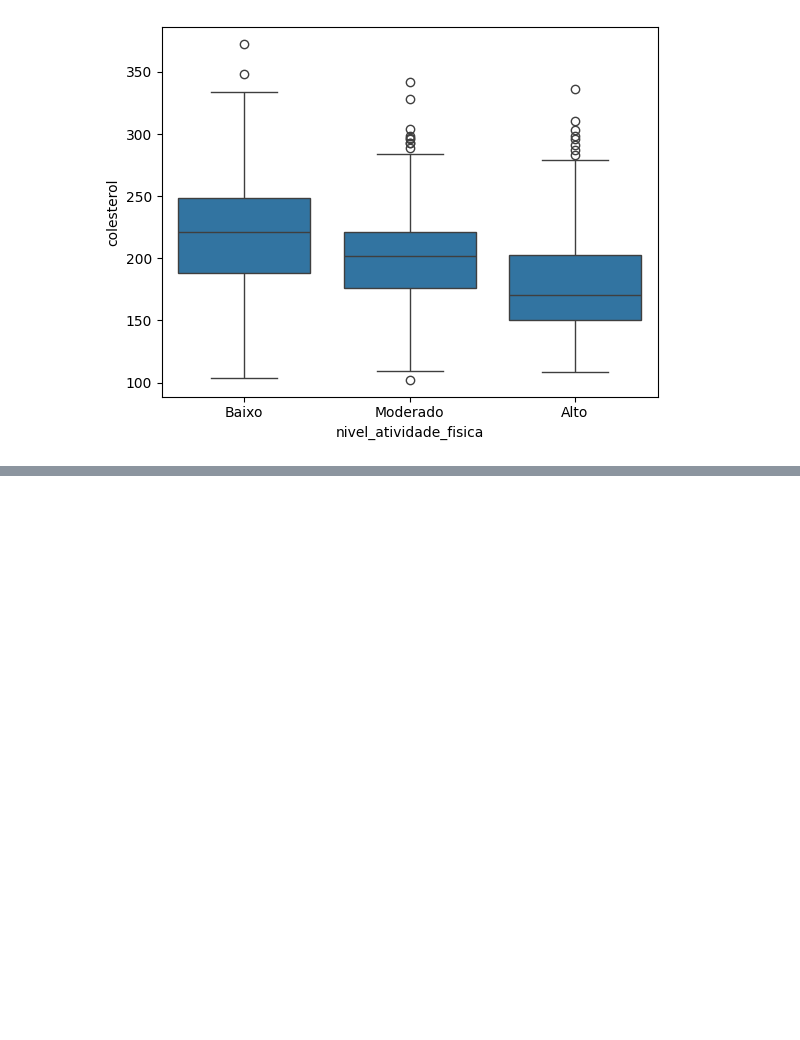
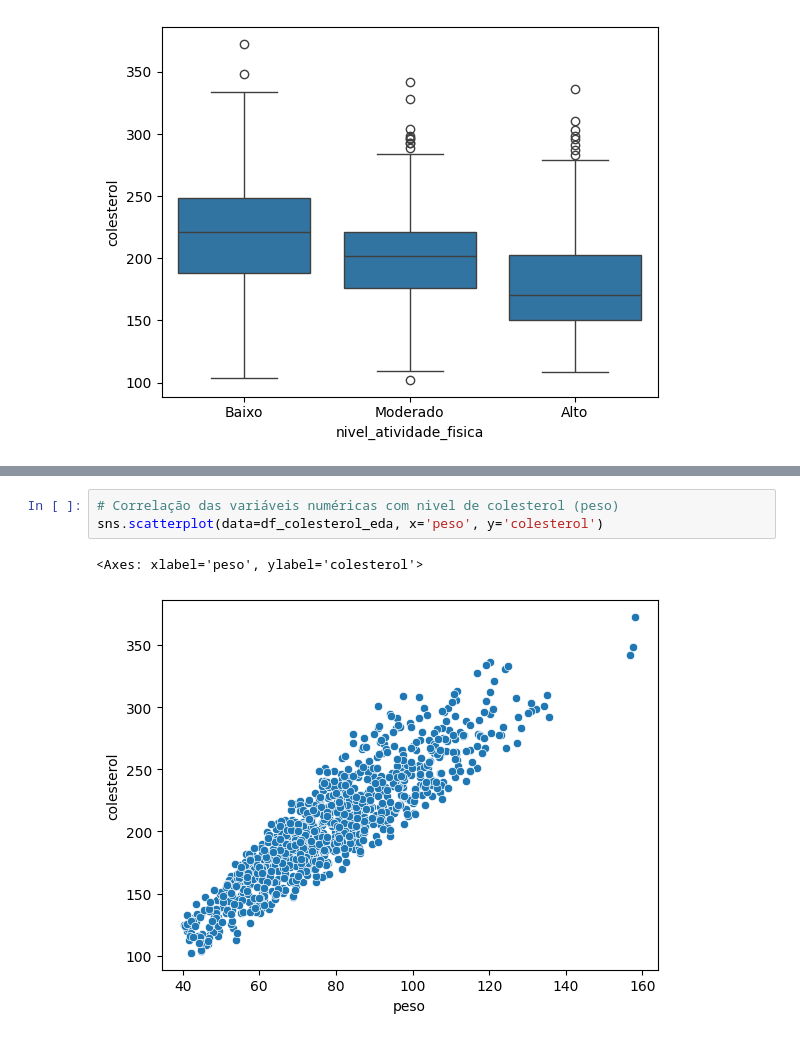
Before and after one commit to claitonneri/regressao_linear_multipla, a Jupyter notebook: modelo_colesterol.ipynb, the cells around one changed output, grey strips where cells are left out. Saved outputs shown, nothing was run; the diff lists cells and outputs as text; blank space fills up the shorter version.

```diff
--- a/modelo_colesterol.ipynb
+++ b/modelo_colesterol.ipynb
@@ -203,0 +210,6 @@ sns.boxplot(data=df_colesterol_eda, x='nivel_atividade_fisica', y='colesterol')
+# %%
+# Correlação das variáveis numéricas com nivel de colesterol (peso)
+sns.scatterplot(data=df_colesterol_eda, x='peso', y='colesterol')
+# %% [output]
+<Axes: xlabel='peso', ylabel='colesterol'>
+[figure, added]
```
Also changed, not shown: parts of 8 cells of this notebook.
